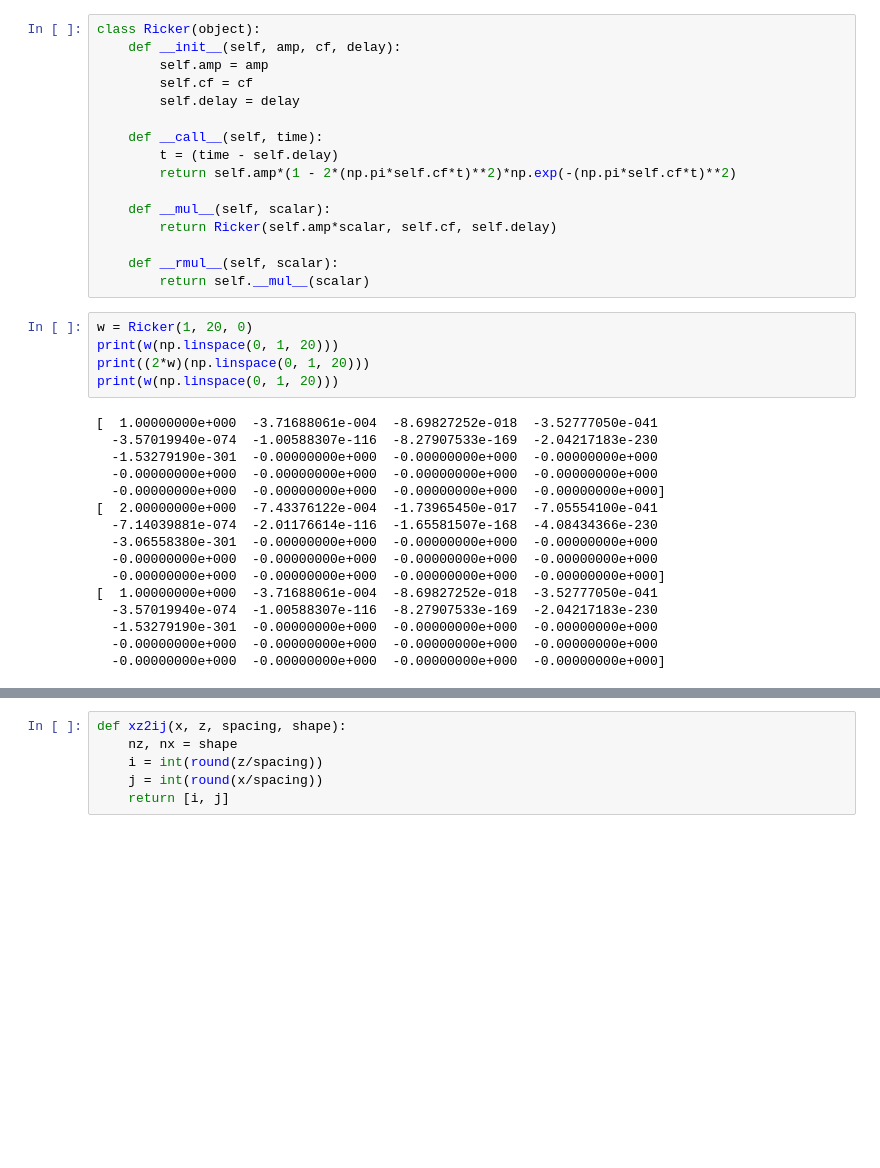
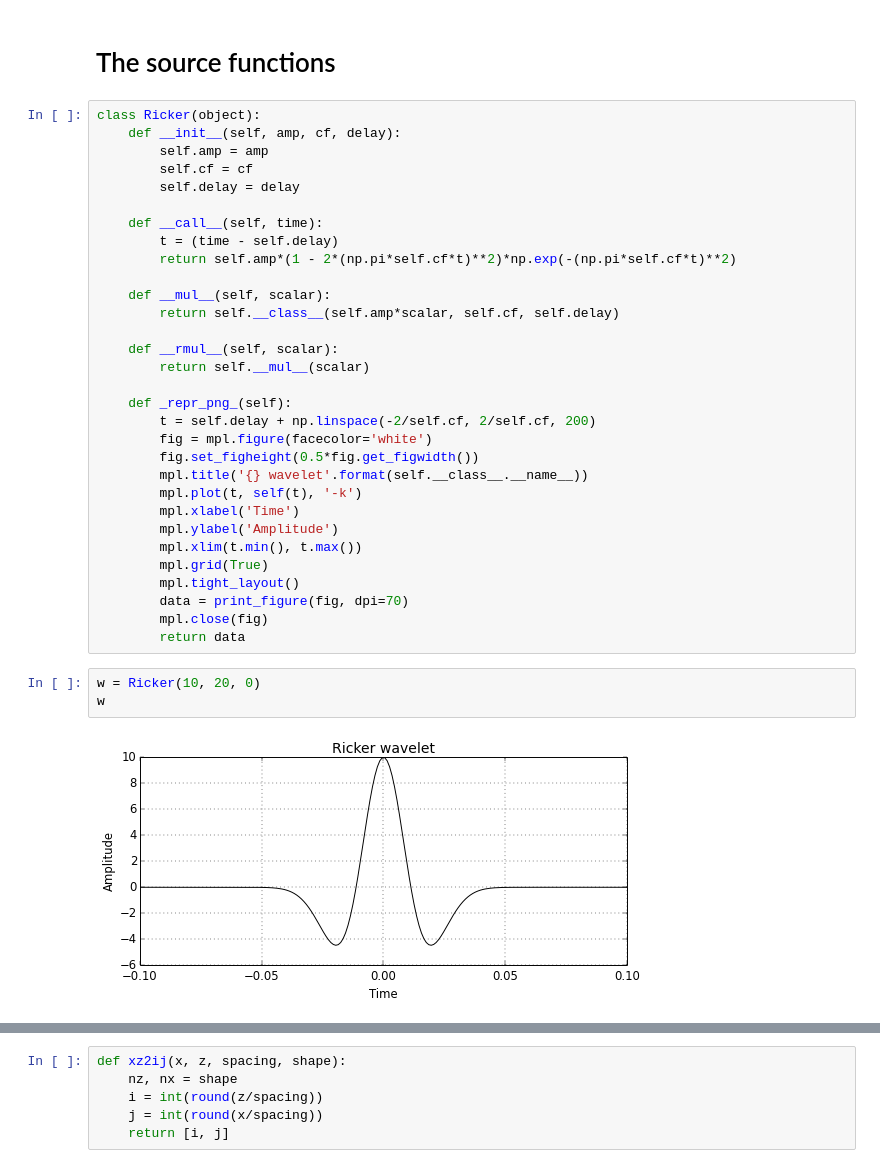
Before and after one commit to fatiando/prototypes, a Jupyter notebook: wavefd-simulation-class.ipynb, the cells around one changed output, grey strips where cells are left out. Saved outputs shown, nothing was run; the diff lists cells and outputs as text; blank space fills up the shorter version.

```diff
--- a/wavefd-simulation-class.ipynb
+++ b/wavefd-simulation-class.ipynb
@@ -10,6 +13,8 @@ from fatiando.gravmag import prism
 from fatiando.mesher import PrismMesh
 from fatiando.vis import mpl, myv
 import h5py
+# %% [markdown]
+# The source functions
 # %%
 class Ricker(object):
     def __init__(self, amp, cf, delay):
@@ -22,28 +27,27 @@ class Ricker(object):
         return self.amp*(1 - 2*(np.pi*self.cf*t)**2)*np.exp(-(np.pi*self.cf*t)**2)
 
     def __mul__(self, scalar):
-        return Ricker(self.amp*scalar, self.cf, self.delay)
+        return self.__class__(self.amp*scalar, self.cf, self.delay)
 
     def __rmul__(self, scalar):
         return self.__mul__(scalar)
+
+    def _repr_png_(self):
+        t = self.delay + np.linspace(-2/self.cf, 2/self.cf, 200)
+        fig = mpl.figure(facecolor='white')
+        fig.set_figheight(0.5*fig.get_figwidth())
+        mpl.title('{} wavelet'.format(self.__class__.__name__))
+        mpl.plot(t, self(t), '-k')
+        mpl.xlabel('Time')
+        mpl.ylabel('Amplitude')
+        mpl.xlim(t.min(), t.max())
+        mpl.grid(True)
+        mpl.tight_layout()
+        data = print_figure(fig, dpi=70)
+        mpl.close(fig)
+        return data
-# %%
-w = Ricker(1, 20, 0)
-print(w(np.linspace(0, 1, 20)))
-print((2*w)(np.linspace(0, 1, 20)))
-print(w(np.linspace(0, 1, 20)))
-# %% [output]
-[  1.00000000e+000  -3.71688061e-004  -8.69827252e-018  -3.52777050e-041
-  -3.57019940e-074  -1.00588307e-116  -8.27907533e-169  -2.04217183e-230
-  -1.53279190e-301  -0.00000000e+000  -0.00000000e+000  -0.00000000e+000
-  -0.00000000e+000  -0.00000000e+000  -0.00000000e+000  -0.00000000e+000
-  -0.00000000e+000  -0.00000000e+000  -0.00000000e+000  -0.00000000e+000]
-[  2.00000000e+000  -7.43376122e-004  -1.73965450e-017  -7.05554100e-041
-  -7.14039881e-074  -2.01176614e-116  -1.65581507e-168  -4.08434366e-230
-  -3.06558380e-301  -0.00000000e+000  -0.00000000e+000  -0.00000000e+000
-  -0.00000000e+000  -0.00000000e+000  -0.00000000e+000  -0.00000000e+000
-  -0.00000000e+000  -0.00000000e+000  -0.00000000e+000  -0.00000000e+000]
-[  1.00000000e+000  -3.71688061e-004  -8.69827252e-018  -3.52777050e-041
-  -3.57019940e-074  -1.00588307e-116  -8.27907533e-169  -2.04217183e-230
-  -1.53279190e-301  -0.00000000e+000  -0.00000000e+000  -0.00000000e+000
-  -0.00000000e+000  -0.00000000e+000  -0.00000000e+000  -0.00000000e+000
-  -0.00000000e+000  -0.00000000e+000  -0.00000000e+000  -0.00000000e+000]
+# %%
+w = Ricker(10, 20, 0)
+w
+# %% [output]
+[figure, added]
```
Also changed, not shown: parts of 19 cells of this notebook.
